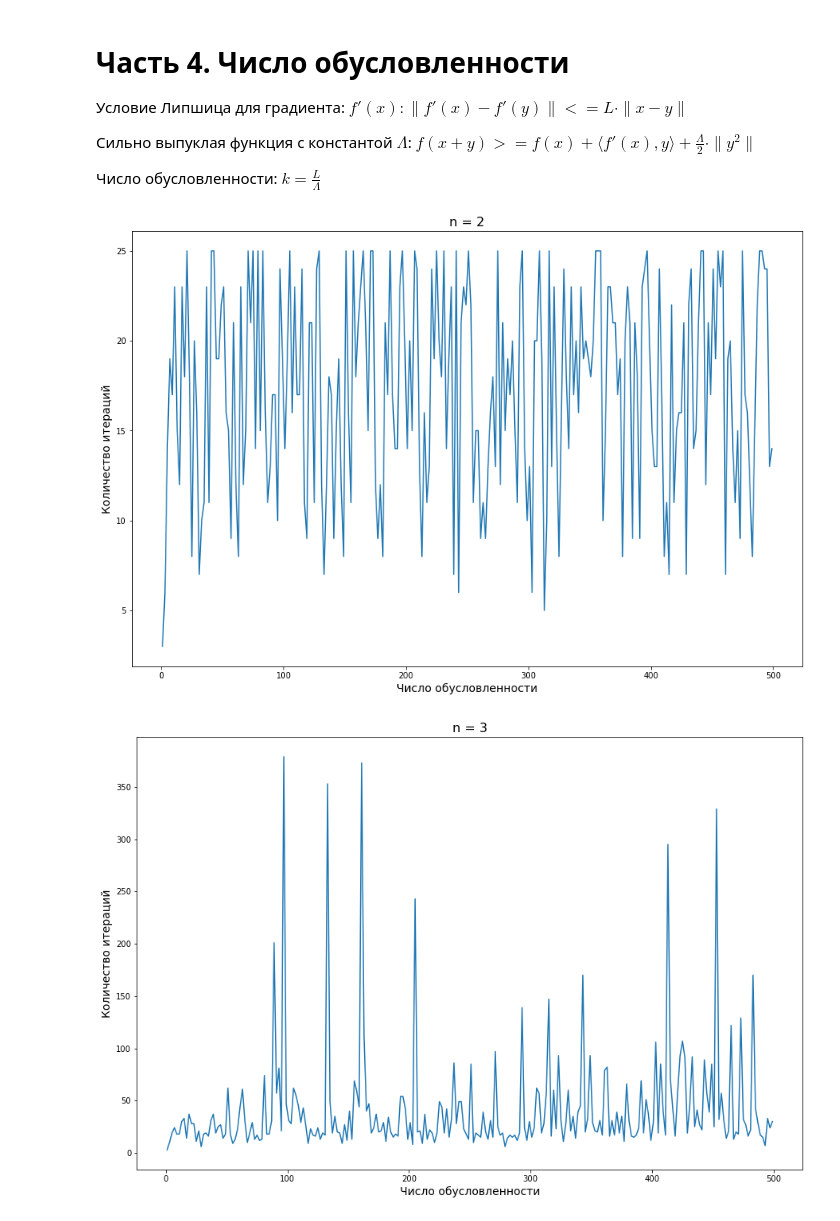
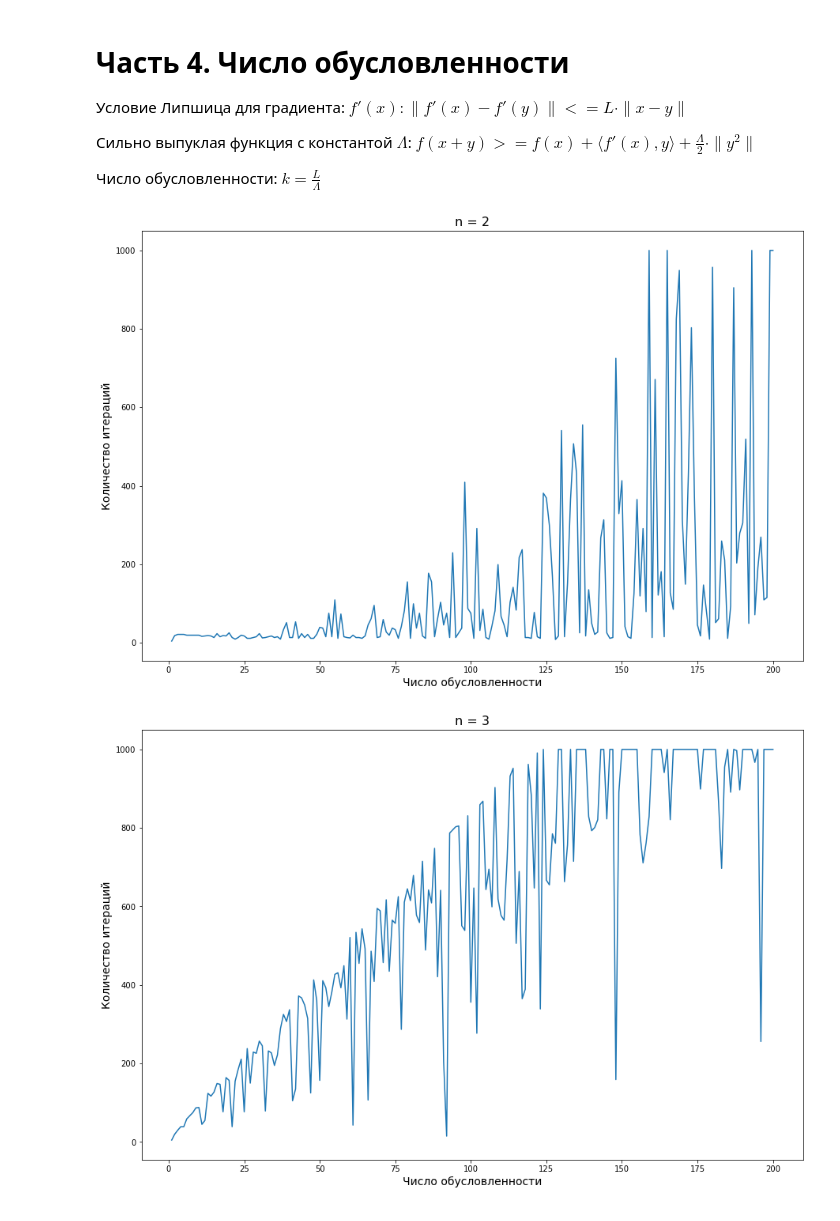
Before and after one commit to hazzus/optimization-methods, a Jupyter notebook: lab_01.ipynb, the cells around one changed output. Drawn from its saved outputs; the diff is of its cells as text; code cells hidden in the pictures.

```diff
--- a/lab_01.ipynb
+++ b/lab_01.ipynb
@@ -415,7 +412,7 @@ def grad_descent(f: FunctionWrapper, t, start) -> OptimizeResult:
 
     result = OptimizeResult("grad descent", f, 0, 0, 0, [])
     x = start
-    while result.iterations < 10000:
+    while result.iterations < 1000:
         result.iterations += 1
         result.data.append(x)
 
@@ -611,10 +610,11 @@ trajectory("x^2 + 100y^2, start: (38, 20) - fixed step", f, -40, 40, -40, 40, g.
 Число обусловленности: \\(k = \frac{L}{\Lambda}\\)
 # %%
 def gen_random_quad(n, k):
-    a = random.uniform(1, k)
-    b = k / a
-    (L, La) = (max(a, b), min(a, b))
+    L = random.uniform(1, 10000)
+    La = L / k
     a = [random.uniform(La, L) for i in range(n)]
+    a[0] = L
+    a[1] = La
     if n == 1:
         return (
             lambda x: a[0] * x ** 2,
@@ -676,23 +676,23 @@ def gen_random_quad(n, k):
         assert False
 # %%
 for i in range(1, 6):
-    eps = 0.00000001
+    eps = 0.000001
     border = 1000
     fig = plt.figure(figsize=(15,10))
     (x, y) = ([], [])
-    for j in range(0, 500, 2):
+    for j in range(0, 200):
         q = gen_random_quad(i + 1, j + 1)
         w = FunctionWrapper("", q[0], -math.inf, math.inf, eps, q[1])
         g = grad_descent(w, "golden", tuple([border for some in range(0, i + 1)]))
         x.append(j + 1)
         y.append(g.iterations)
     ax = fig.add_subplot(111)
     ax.plot(x, y)
     plt.title("n = " + str(i + 1), fontsize=16)
     plt.ylabel("Количество итераций", fontsize=14)
     plt.xlabel("Число обусловленности", fontsize=14)
     plt.show()
     print()
 # %% [output]
-[figure, old version]
+[figure, new version]
-[figure, old version]
+[figure, new version]
```
Also changed, not shown: parts of 8 cells of this notebook.
